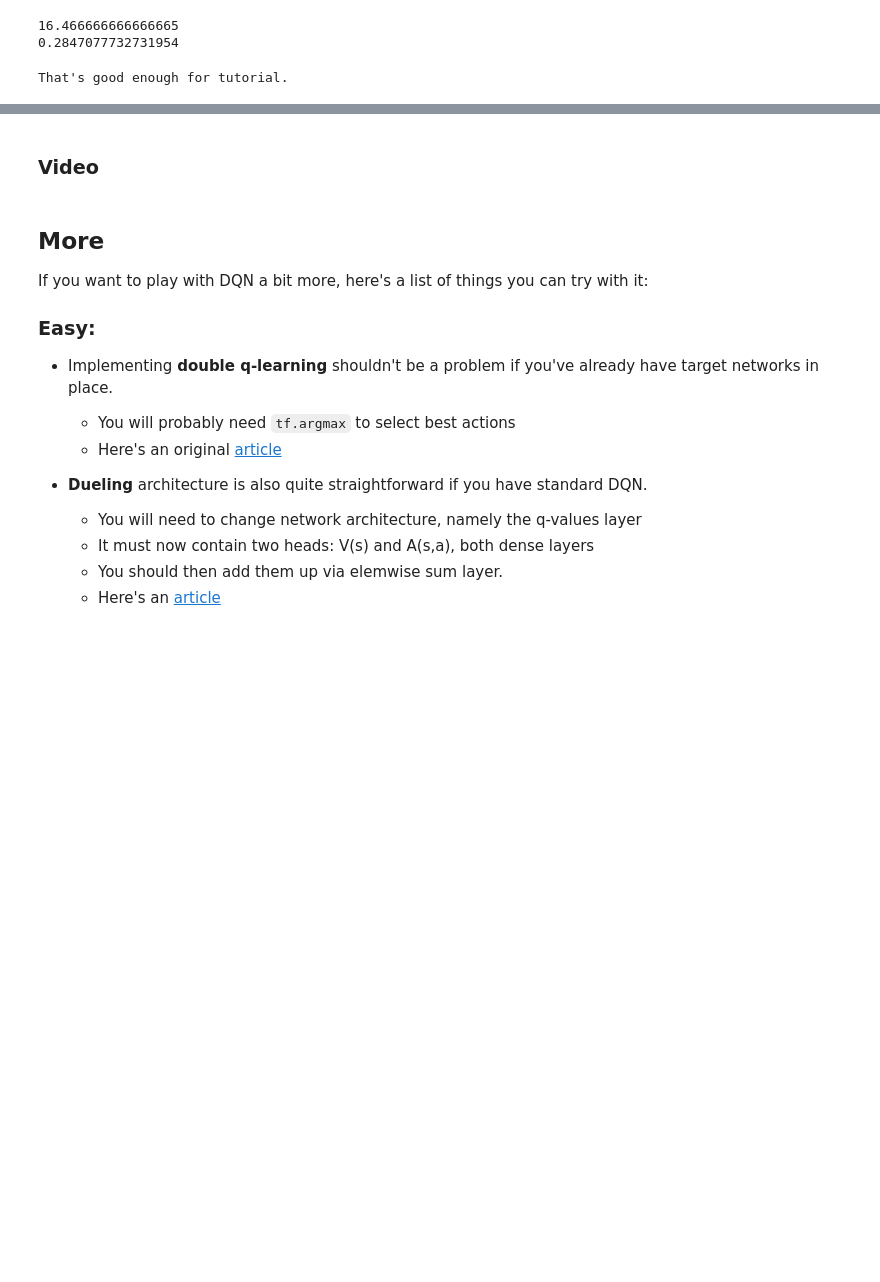
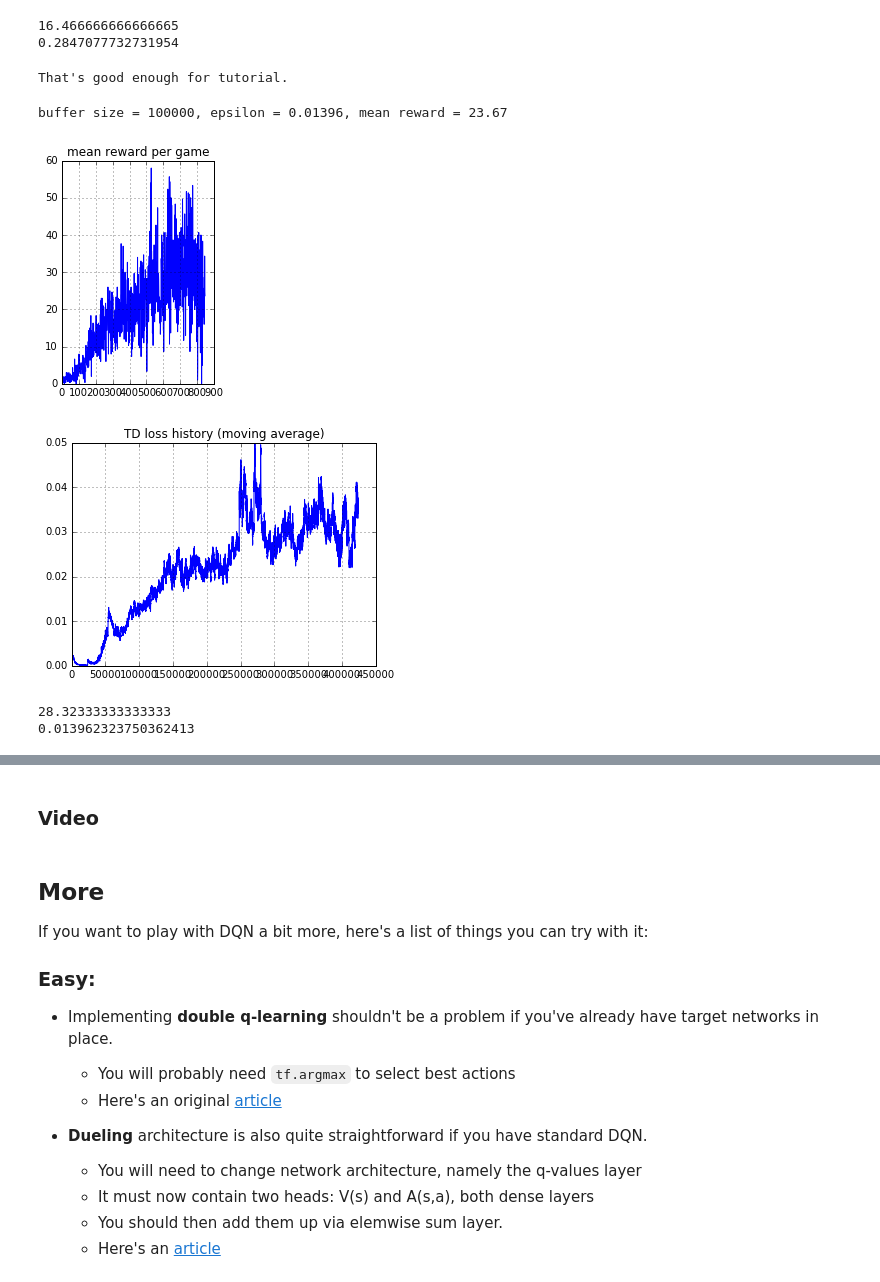
Before and after one commit to PhilippeW83440/Reinforcement-Learning, a Jupyter notebook: coursera-PratcticalRL/W4/dqn_atari_paper.ipynb, the cells around one changed output, grey strips where cells are left out. Saved outputs shown, nothing was run; the diff lists cells and outputs as text; code cells hidden in the pictures; blank space fills up the shorter version.

Commit message:
W4 DQN breakout with mean reward > 28
With dqn_atari_paper version:
After 400.000 iteration steps

```diff
--- a/coursera-PratcticalRL/W4/dqn_atari_paper.ipynb
+++ b/coursera-PratcticalRL/W4/dqn_atari_paper.ipynb
@@ -655,6 +655,60 @@ assert np.mean(mean_rw_history[-10:]) > 10.
 print("That's good enough for tutorial.")
 # %% [output]
 That's good enough for tutorial.
+# %%
+# CONTINUE
+
+for i in trange(3*10**5):
+
+    # play
+    play_and_record(agent, env, exp_replay, 10)
+
+    # train
+    _, loss_t = sess.run([train_step, td_loss], sample_batch(exp_replay, batch_size=64))
+    td_loss_history.append(loss_t)
+
+    # adjust agent parameters
+    if i % 1000 == 0:
+        #load_weigths_into_target_network(agent, target_network)
+        #calling 'load_weights_into_target_network' repeatedly cause creating tf copy operator
+        #again and again, which bloat memory consumption along training step
+        #create'copy_step' once
+        sess.run(copy_step)
+        agent.epsilon = max(agent.epsilon * 0.99, 0.01)
+
+    if i % 500 == 0:
+        mean_rw_history.append(evaluate(make_env(), agent, n_games=3))
+
+    if i % 100 == 0:
+        clear_output(True)
+        print("buffer size = %i, epsilon = %.5f, mean reward = %.2f"  % (len(exp_replay), agent.epsilon, mean_rw_history[-1]))
+
+        plt.subplot(1,2,1)
+        plt.title("mean reward per game")
+        plt.plot(mean_rw_history)
+        plt.grid()
+
+        assert not np.isnan(loss_t)
+        plt.figure(figsize=[12, 4])
+        plt.subplot(1,2,2)
+        plt.title("TD loss history (moving average)")
+        plt.plot(pd.ewma(np.array(td_loss_history), span=1000, min_periods=100))
+        plt.grid()
+        plt.show()
+
+    if i % 10**4 == 0:
+        saver = tf.train.Saver()
+        save_path = saver.save(sess, "./model/model.ckpt")
+# %% [output]
+buffer size = 100000, epsilon = 0.01396, mean reward = 23.67
+[figure, added]
+[figure, added]
+# %%
+print(np.mean(mean_rw_history[-100:]))
+print(agent.epsilon)
+# %% [output]
+28.32333333333333
+0.013962323750362413
 # %% [markdown]
 __ How to interpret plots: __
 
```
